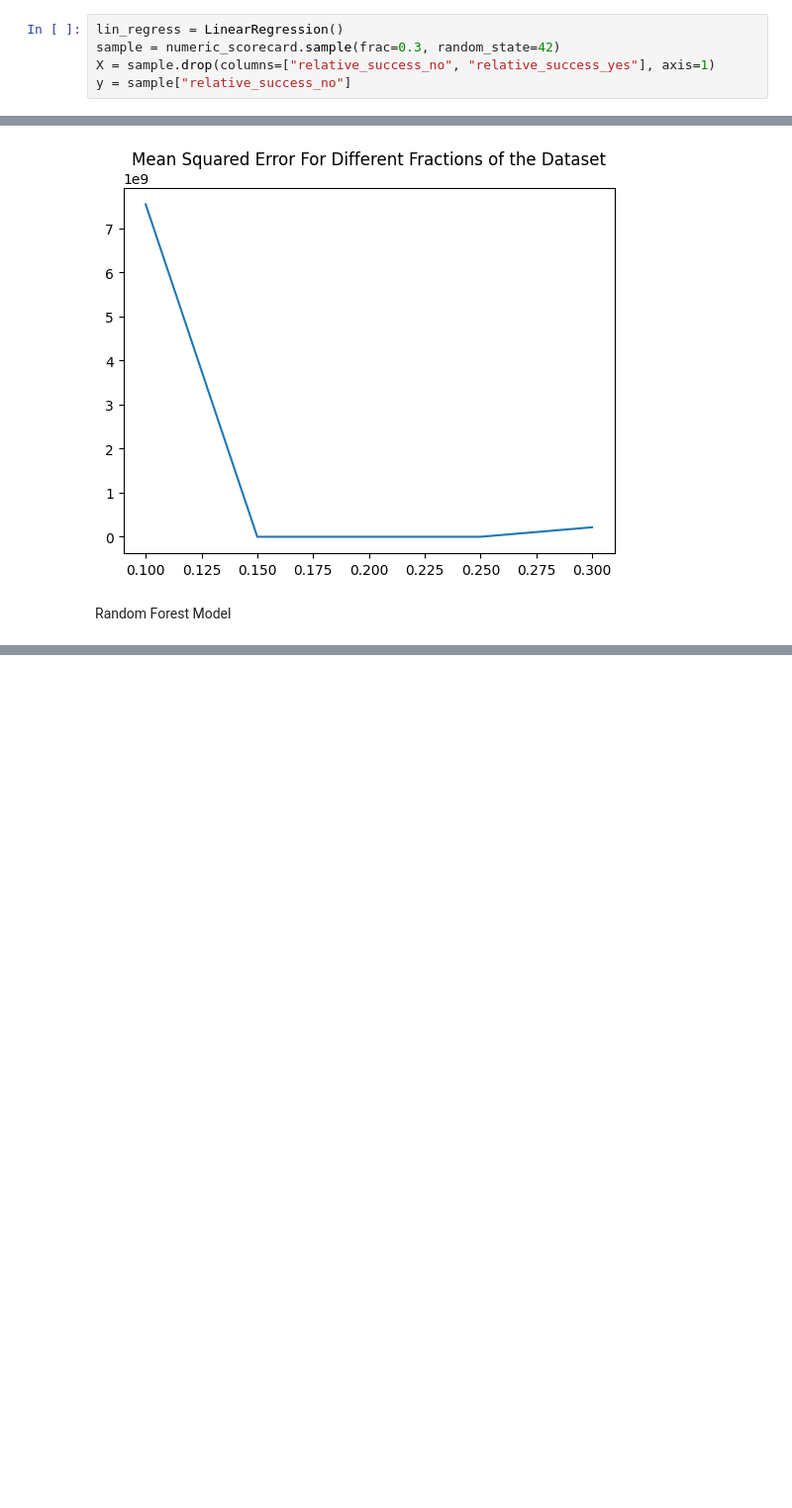
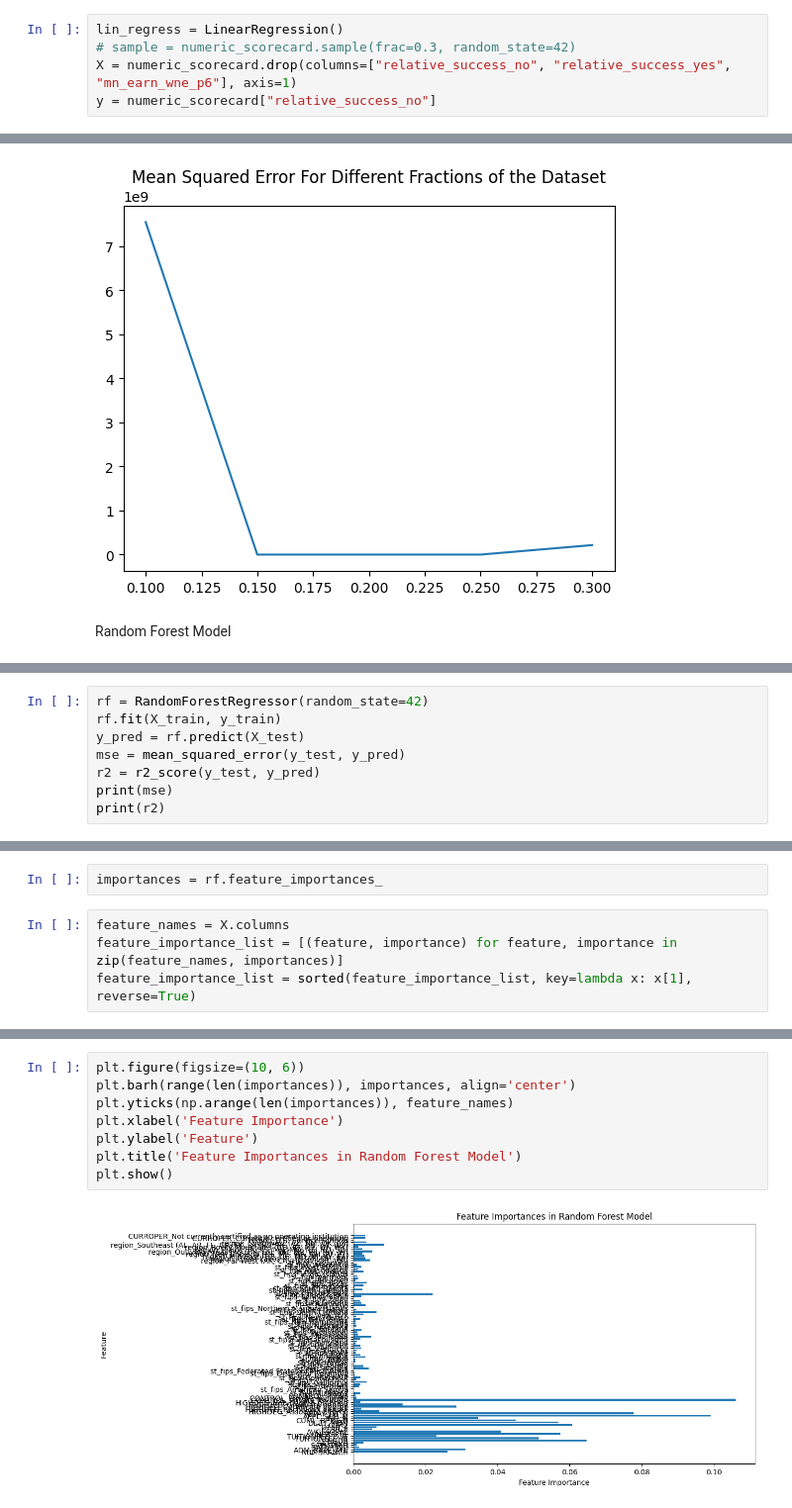
Before and after one commit to andymatsuura/college_salary_prediction, a Jupyter notebook: scorecard_local_csv.ipynb, the cells around one changed output, grey strips where cells are left out. Shown at 99% size. Drawn from its saved outputs; the diff is of its cells as text; blank space fills up the shorter version.

```diff
--- a/scorecard_local_csv.ipynb
+++ b/scorecard_local_csv.ipynb
@@ -262,9 +250,9 @@ from sklearn.linear_model import LinearRegression
 from sklearn.metrics import mean_squared_error, r2_score
 # %%
 lin_regress = LinearRegression()
-sample = numeric_scorecard.sample(frac=0.3, random_state=42)
-X = sample.drop(columns=["relative_success_no", "relative_success_yes"], axis=1)
-y = sample["relative_success_no"]
+# sample = numeric_scorecard.sample(frac=0.3, random_state=42)
+X = numeric_scorecard.drop(columns=["relative_success_no", "relative_success_yes", "mn_earn_wne_p6"], axis=1)
+y = numeric_scorecard["relative_success_no"]
 # %%
 X_train, X_test, y_train, y_test = train_test_split(X, y, test_size=0.3, random_state=28)
 # %%
@@ -305,0 +296,8 @@ Random Forest Model
+# %%
+rf = RandomForestRegressor(random_state=42)
+rf.fit(X_train, y_train)
+y_pred = rf.predict(X_test)
+mse = mean_squared_error(y_test, y_pred)
+r2 = r2_score(y_test, y_pred)
+print(mse)
+print(r2)
@@ -305,0 +307,6 @@ Random Forest Model
+# %%
+importances = rf.feature_importances_
+# %%
+feature_names = X.columns
+feature_importance_list = [(feature, importance) for feature, importance in zip(feature_names, importances)]
+feature_importance_list = sorted(feature_importance_list, key=lambda x: x[1], reverse=True)
@@ -305,0 +334,10 @@ Random Forest Model
+# %%
+plt.figure(figsize=(10, 6))
+plt.barh(range(len(importances)), importances, align='center')
+plt.yticks(np.arange(len(importances)), feature_names)
+plt.xlabel('Feature Importance')
+plt.ylabel('Feature')
+plt.title('Feature Importances in Random Forest Model')
+plt.show()
+# %% [output]
+[figure, added]
```
Also changed, not shown: parts of 21 cells of this notebook, 2 other files.
